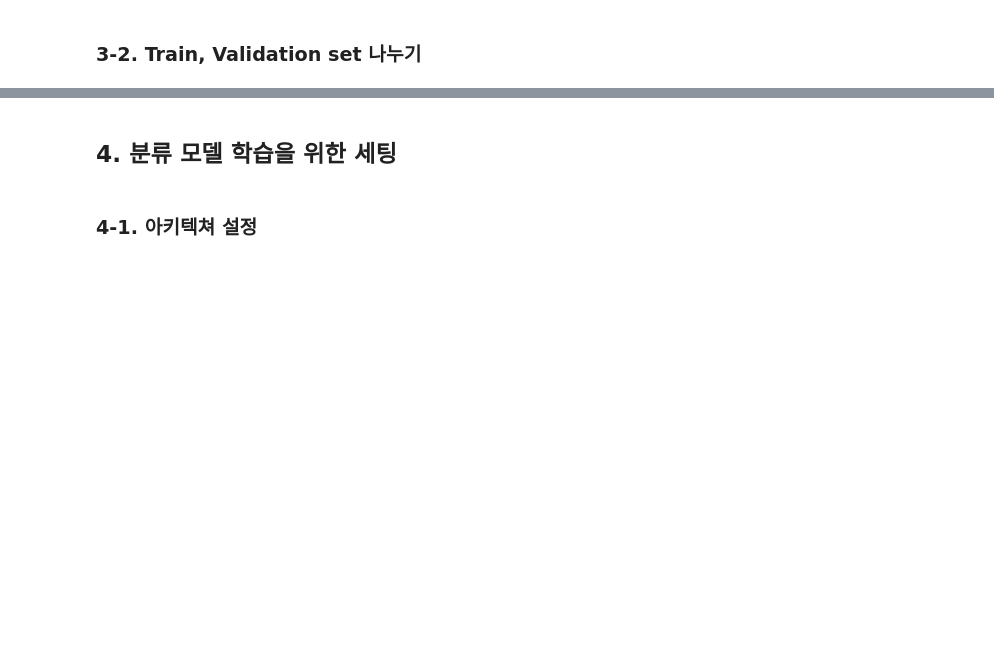
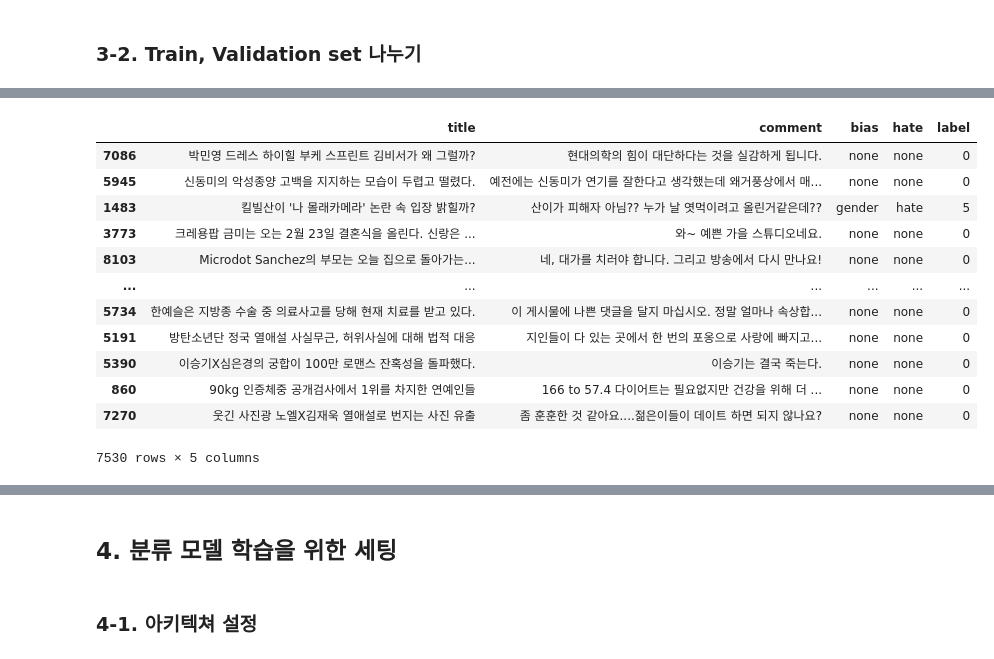
Before and after one commit to jungsolsol/Project1, a Jupyter notebook: comments identification/baseline_v2/nlp_baseline_v2.ipynb, the cells around one changed output, grey strips where cells are left out. Drawn from its saved outputs; the diff is of its cells as text; code cells hidden in the pictures; blank space fills up the shorter version.

Commit message:
comment identification - koelectra

```diff
--- a/comments identification/baseline_v2/nlp_baseline_v2.ipynb
+++ b/comments identification/baseline_v2/nlp_baseline_v2.ipynb
@@ -13 +18,3 @@ Language Understanding](https://arxiv.org/pdf/1810.04805.pdf)
+# %%
+PATH = '/content/drive/MyDrive/Colab Notebooks/traffic forecasting/Project1/comments identification/baseline_v2/'
 # %%
@@ -71,6 +99,6 @@ DEBUG = False
 # %%
 # config 파일 불러오기
-config_path = os.path.join('config.json')
+config_path = os.path.join(PATH, 'config.json')
 
 def set_config(config_path):
     if os.path.lexists(config_path):
@@ -94,6 +125,6 @@ os.makedirs(args.config_dir, exist_ok=True)
 # 2. EDA 및 데이터 전처리
 # %%
 # data 경로 설정
-train_path = os.path.join(args.data_dir,'train.csv')
+train_path = os.path.join(args.data_dir,'back taranslation train.csv')
 
 print("train 데이터 경로가 올바른가요? : ", os.path.lexists(train_path))
@@ -100,2 +133,6 @@ print("train 데이터 경로가 올바른가요? : ", os.path.lexists(train_pat
 # %% [markdown]
 ### 2-1. Train 데이터 확인
+# %%
+train_df = pd.read_csv(train_path, encoding = 'UTF-8-SIG')
+train_df = train_df.fillna("")
+train_df.loc[train_df['google title'].isnull() == True]
@@ -262,0 +413,24 @@ if DEBUG ==True :
+# %%
+pororo = pd.concat([train_data.iloc[:,4:6], train_data.iloc[:,2:4], train_data.iloc[:,-1]], axis=1)
+papago = pd.concat([train_data.iloc[:,6:8], train_data.iloc[:,2:4], train_data.iloc[:,-1]], axis=1)
+google = pd.concat([train_data.iloc[:,8:10], train_data.iloc[:,2:4], train_data.iloc[:,-1]], axis=1)
+
+pororo = pororo.rename(columns = {'pororo title': 'title', 'pororo comment': 'comment'})
+papago = papago.rename(columns = {'papago title': 'title', 'papago comment': 'comment'})
+google = google.rename(columns = {'google title': 'title', 'google comment': 'comment'})
+
+google
+# %% [output]
+|  | title | comment | bias | hate | label |
+| 7086 | 박민영 드레스 하이힐 부케 스프린트 김비서가 왜 그럴까? | 현대의학의 힘이 대단하다는 것을 실감하게 됩니다. | none | none | 0 |
+| 5945 | 신동미의 악성종양 고백을 지지하는 모습이 두렵고 떨렸다. | 예전에는 신동미가 연기를 잘한다고 생각했는데 왜거풍상에서 매... | none | none | 0 |
+| 1483 | 킬빌산이 '나 몰래카메라' 논란 속 입장 밝힐까? | 산이가 피해자 아님?? 누가 날 엿먹이려고 올린거같은데?? | gender | hate | 5 |
+| 3773 | 크레용팝 금미는 오는 2월 23일 결혼식을 올린다. 신랑은 ... | 와~ 예쁜 가을 스튜디오네요. | none | none | 0 |
+| 8103 | Microdot Sanchez의 부모는 오늘 집으로 돌아가는... | 네, 대가를 치러야 합니다. 그리고 방송에서 다시 만나요! | none | none | 0 |
+| ... | ... | ... | ... | ... | ... |
+| 5734 | 한예슬은 지방종 수술 중 의료사고를 당해 현재 치료를 받고 있다. | 이 게시물에 나쁜 댓글을 달지 마십시오. 정말 얼마나 속상합... | none | none | 0 |
+| 5191 | 방탄소년단 정국 열애설 사실무근, 허위사실에 대해 법적 대응 | 지인들이 다 있는 곳에서 한 번의 포옹으로 사랑에 빠지고... | none | none | 0 |
+| 5390 | 이승기X심은경의 궁합이 100만 로맨스 잔혹성을 돌파했다. | 이승기는 결국 죽는다. | none | none | 0 |
+| 860 | 90kg 인증체중 공개검사에서 1위를 차지한 연예인들 | 166 to 57.4 다이어트는 필요없지만 건강을 위해 더 ... | none | none | 0 |
+| 7270 | 웃긴 사진광 노엘X김재욱 열애설로 번지는 사진 유출 | 좀 훈훈한 것 같아요....젊은이들이 데이트 하면 되지 않나요? | none | none | 0 |
+7530 rows × 5 columns
```
Also changed, not shown: parts of 40 cells of this notebook, 9 other files.
